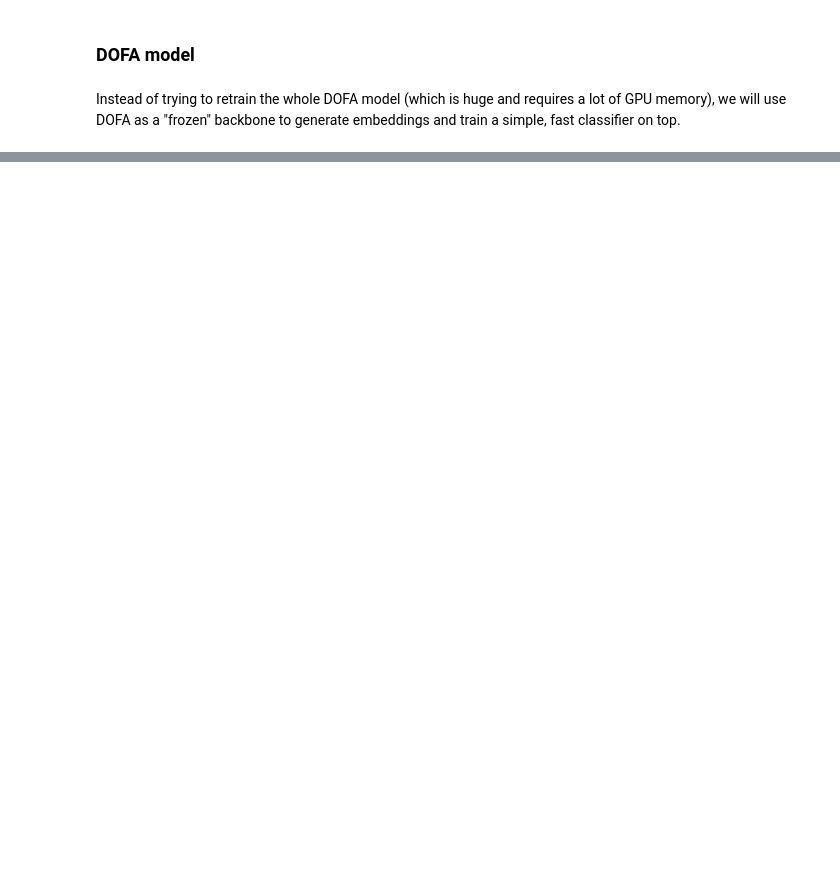
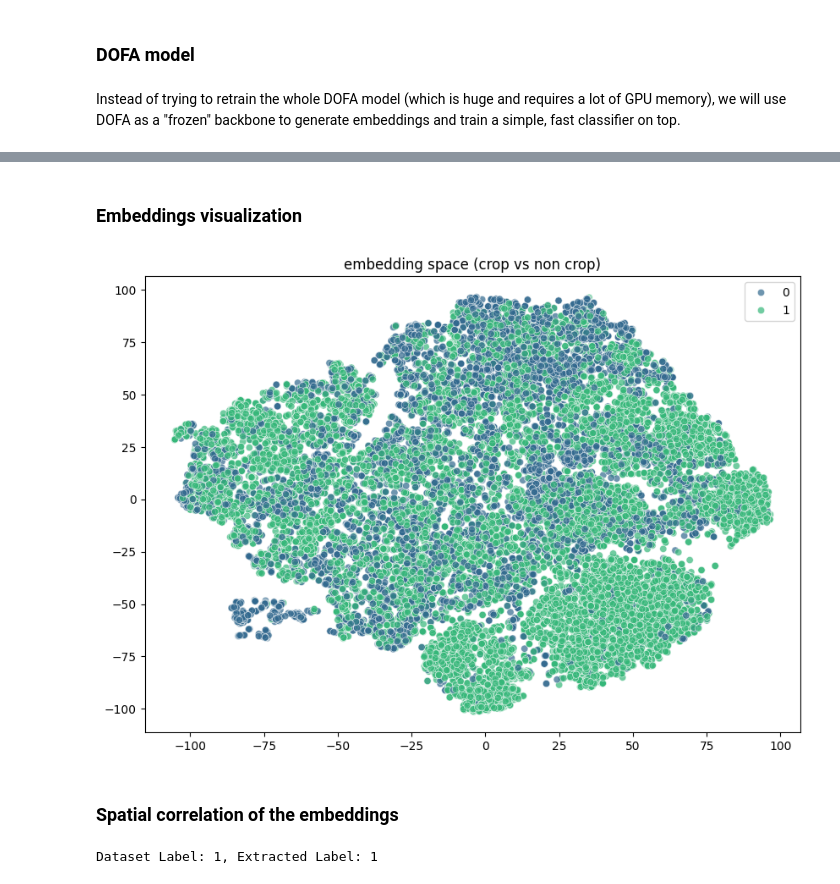
Before and after one commit to beatrizbsperes/embeddings_in_TorchGeo, a Jupyter notebook: embeddings.ipynb, the cells around one changed output, grey strips where cells are left out. Drawn from its saved outputs; the diff is of its cells as text; code cells hidden in the pictures; blank space fills up the shorter version.

Commit message:
Model working, changing split train test strategy.

```diff
--- a/embeddings.ipynb
+++ b/embeddings.ipynb
@@ -480,0 +492,8 @@ print("Files saved successfully!")
+# %%
+import numpy as np
+
+x_train = np.load('_results/x_train_dofa.npy')
+y_train = np.load('_results/y_train_dofa.npy')
+
+x_test = np.load('_results/x_test_dofa.npy')
+y_test = np.load('_results/y_test_dofa.npy')
@@ -495,16 +553,27 @@ print(classification_report(y_test, y_pred))
+# %% [markdown]
+### Embeddings visualization
 # %%
 from sklearn.manifold import TSNE
-import matplotlib.pyplot as plt
 import seaborn as sns
 
-# We'll use a subset of 1000 points to make it fast
-tsne = TSNE(n_components=2, random_state=42)
-x_subset = x_test[:1000]
-y_subset = y_test[:1000]
-x_2d = tsne.fit_transform(x_subset)
+tsne = TSNE(n_components=2, random_state=1998)
+x_2d = tsne.fit_transform(x_train)
 
-# Plot
 plt.figure(figsize=(10, 7))
-sns.scatterplot(x=x_2d[:,0], y=x_2d[:,1], hue=y_subset, palette='viridis', alpha=0.7)
-plt.title("DOFA Embedding Space (Crop vs Non-Crop)")
+sns.scatterplot(x=x_2d[:,0], y=x_2d[:,1], hue=y_train, palette='viridis', alpha=0.7)
+plt.title("embedding space (crop vs non crop)")
 plt.show()
+# %% [output]
+[figure, added]
+# %% [markdown]
+### Spatial correlation of the embeddings
+# %%
+# Check if the label from the dataset matches the label in our y_train
+sample_idx = 100
+dataset_label = train_dataset[sample_idx]['label']
+extracted_label = y_train[sample_idx]
+
+print(f"Dataset Label: {dataset_label}, Extracted Label: {extracted_label}")
+# If these match, your coordinates are perfectly aligned!
+# %% [output]
+Dataset Label: 1, Extracted Label: 1
```
Also changed, not shown: parts of 38 cells of this notebook.
